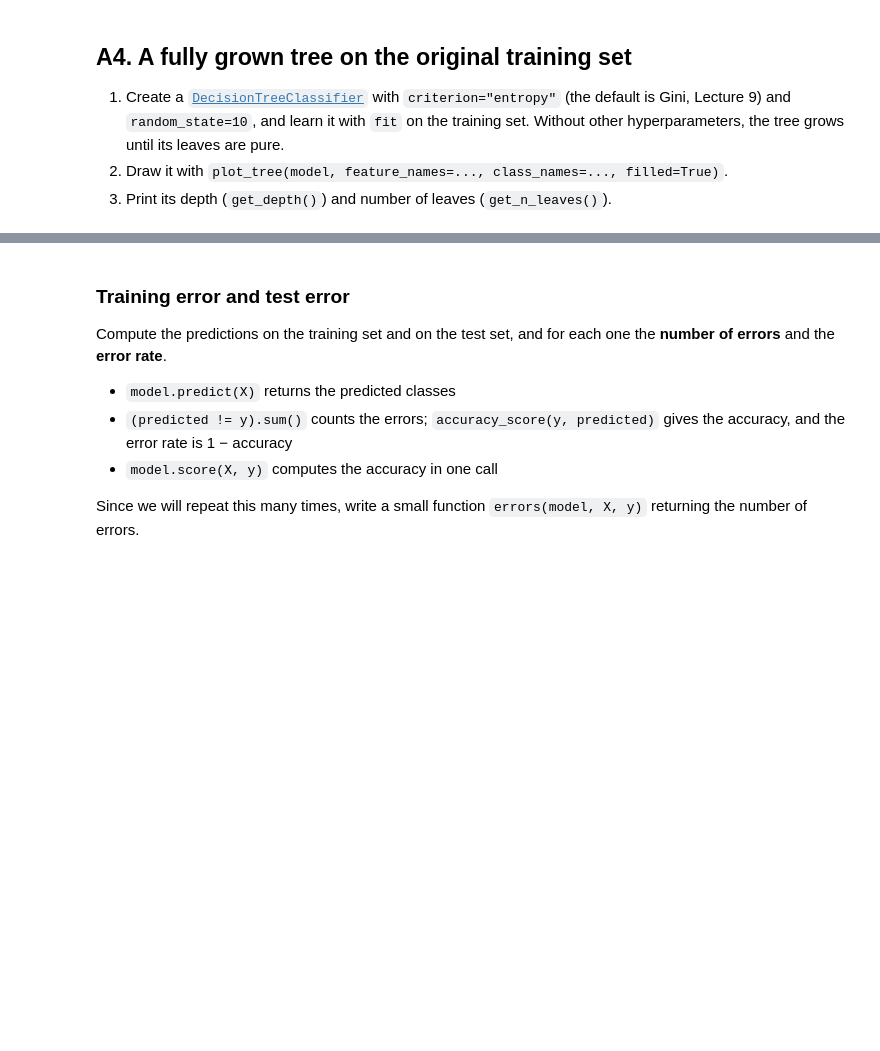
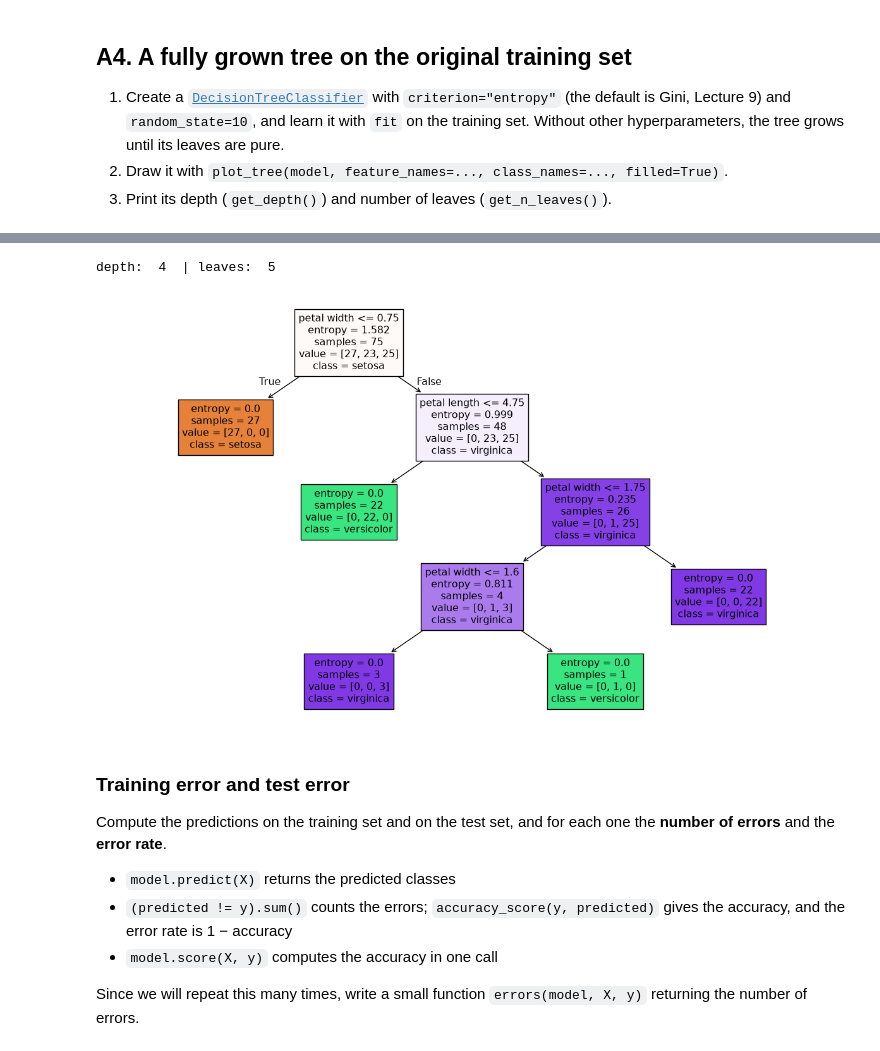
Before and after one commit to mengxian0913/MLDM_Unibo_public, a Jupyter notebook: ML_Lab/notebooks/lab02-dt/lab02-dt.ipynb, the cells around one changed output, grey strips where cells are left out. Cells and saved outputs as stored; diff of their text form; code cells hidden in the pictures; blank space fills up the shorter version.

```diff
--- a/ML_Lab/notebooks/lab02-dt/lab02-dt.ipynb
+++ b/ML_Lab/notebooks/lab02-dt/lab02-dt.ipynb
@@ -276,3 +250,15 @@ depth: 4 | leaves: 5
+# %%
+tree_orig = DecisionTreeClassifier(criterion="entropy", random_state=10)
+model = tree_orig.fit(X_train, y_train)
+
+print("depth: ", tree_orig.get_depth(), " | leaves: ", tree_orig.get_n_leaves())
+fig, ax = plt.subplots(figsize=(12, 7))
+plot_tree(tree_orig, feature_names=list(X.columns), class_names=class_names, filled=True, ax=ax)
+plt.tight_layout()
+plt.show()
+# %% [output]
+depth:  4  | leaves:  5
+[figure, added]
 # %% [markdown]
 ### Training error and test error
 
```
Also changed, not shown: parts of 19 cells of this notebook.
